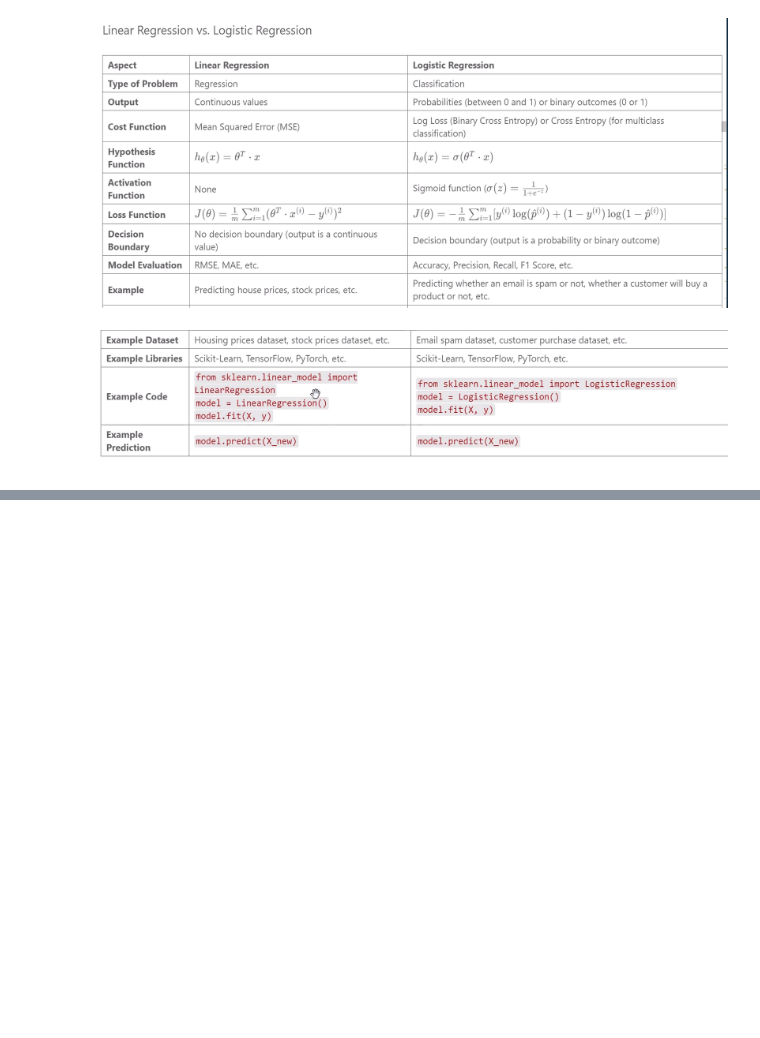
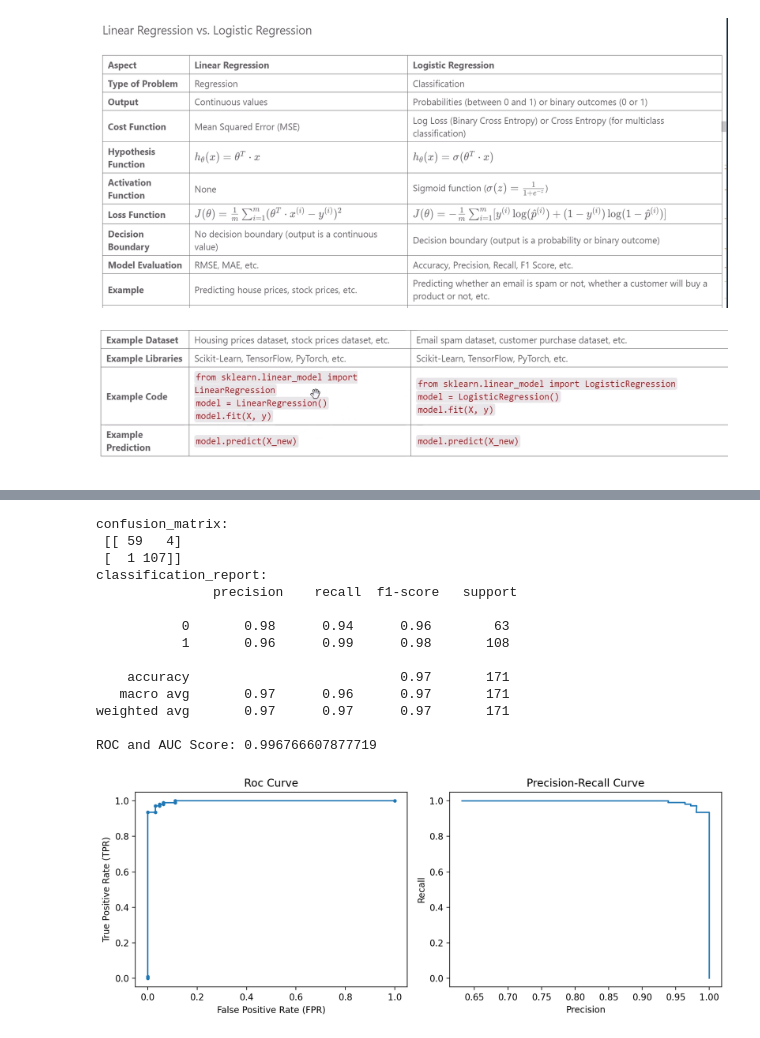
Before and after one commit to udityamerit/Natural-Language-Processing-Mastery-in-Python, a Jupyter notebook: 08 Logistic Regression/Complete Logistic Regression.ipynb, the cells around one changed output, grey strips where cells are left out. Saved outputs shown, nothing was run; the diff lists cells and outputs as text; code cells hidden in the pictures; blank space fills up the shorter version.

Commit message:
updating the logistic regression

```diff
--- a/08 Logistic Regression/Complete Logistic Regression.ipynb
+++ b/08 Logistic Regression/Complete Logistic Regression.ipynb
@@ -13,0 +45,5 @@ from sklearn.datasets import load_breast_cancer
+# %%
+X_train, X_test, y_train, y_test = train_test_split(X, y, test_size=0.3, random_state=42)
+# %%
+model = LogisticRegression()
+model.fit(X_train, y_train)
@@ -13,0 +52,2 @@ from sklearn.datasets import load_breast_cancer
+# %%
+y_pred = model.predict(X_test)
@@ -13,0 +65,2 @@ from sklearn.datasets import load_breast_cancer
+# %%
+y_prob = model.predict_proba(X_test)[:,1]
@@ -13,0 +81,46 @@ from sklearn.datasets import load_breast_cancer
+# %%
+def evalueate_classification(y_true, y_pred, y_prob):
+        print("confusion_matrix:\n", confusion_matrix(y_true, y_pred))
+        print("classification_report:\n", classification_report(y_true, y_pred))
+
+        roc_auc = roc_auc_score(y_true, y_prob)
+        print("ROC and AUC Score:", roc_auc)
+
+        fpr, tpr, _ = roc_curve(y_true, y_prob)
+        precision, recall, _ = precision_recall_curve(y_true, y_prob)
+
+        plt.figure(figsize = (10,4), dpi = 200)
+        plt.subplot(1,2,1)
+        plt.plot(fpr, tpr, marker = '.')
+        plt.title("Roc Curve")
+        plt.xlabel('False Positive Rate (FPR)')
+        plt.ylabel('True Positive Rate (TPR)')
+
+
+
+        plt.subplot(1,2,2)
+        plt.plot(precision, recall)
+        plt.title("Precision-Recall Curve")
+        plt.xlabel('Precision')
+        plt.ylabel('Recall')
+
+        plt.tight_layout()
+        plt.show()
+
+evalueate_classification(y_test, y_pred, y_prob)
+# %% [output]
+confusion_matrix:
+ [[ 59   4]
+ [  1 107]]
+classification_report:
+               precision    recall  f1-score   support
+
+           0       0.98      0.94      0.96        63
+           1       0.96      0.99      0.98       108
+
+    accuracy                           0.97       171
+   macro avg       0.97      0.96      0.97       171
+weighted avg       0.97      0.97      0.97       171
+
+ROC and AUC Score: 0.996766607877719
+[figure, added]
```
Also changed, not shown: parts of 15 cells of this notebook, 4 other files.
